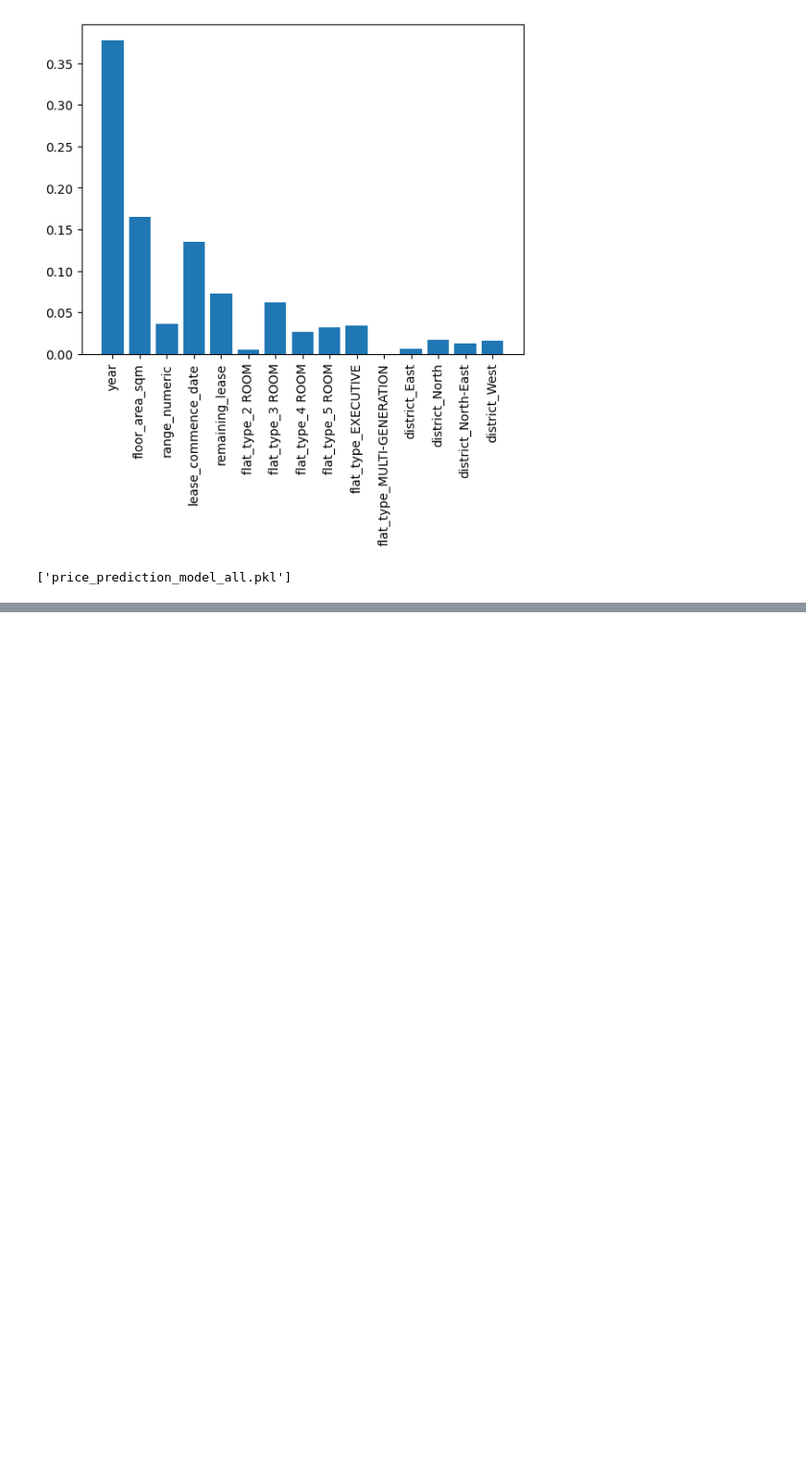
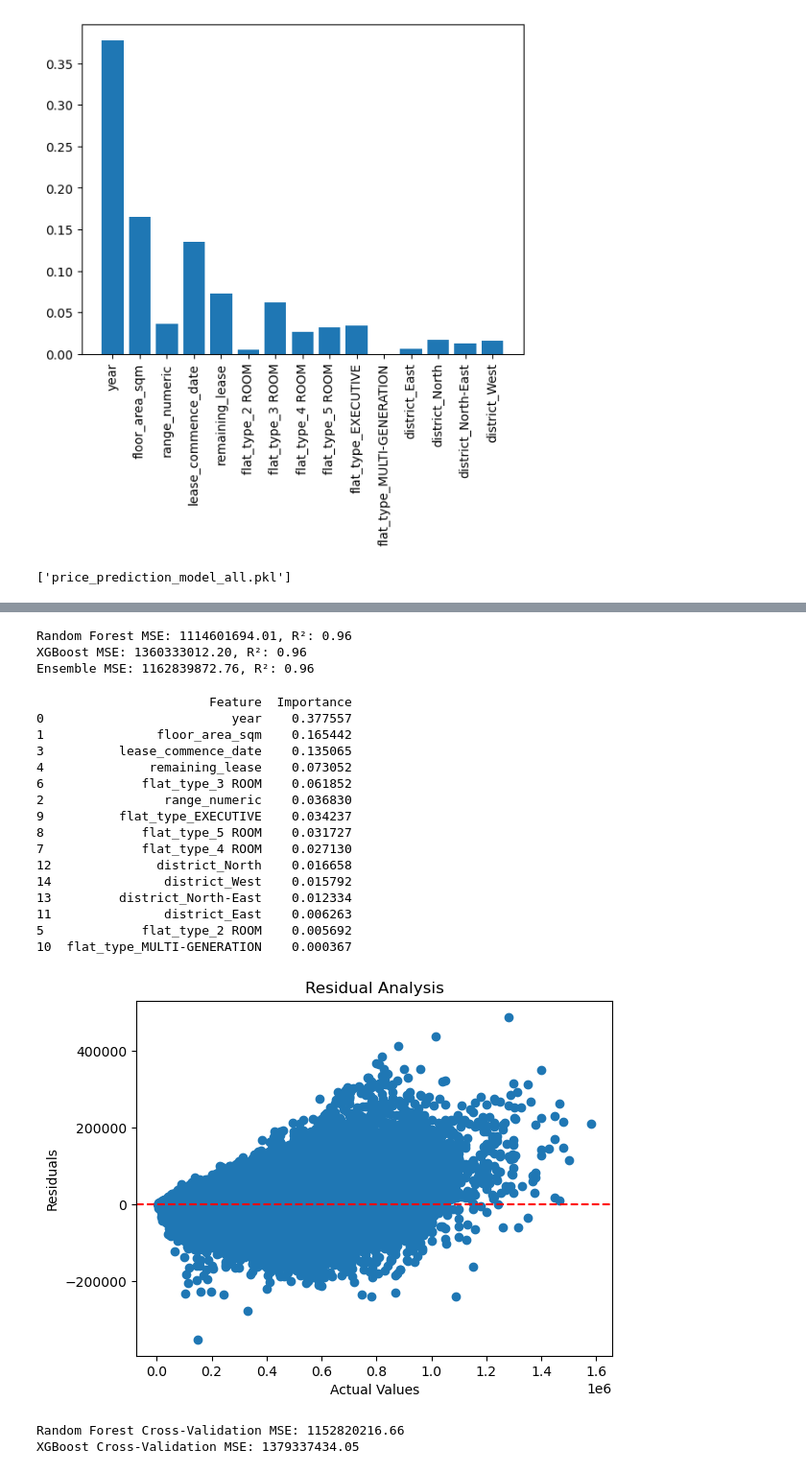
Before and after one commit to bossman2406/Housing-Prices-AI, a Jupyter notebook: price_prediction_all.ipynb, the cells around one changed output, grey strips where cells are left out. Shown: that part at 96% size. Saved outputs shown, nothing was run; the diff lists cells and outputs as text; code cells hidden in the pictures; blank space fills up the shorter version.

```diff
--- a/price_prediction_all.ipynb
+++ b/price_prediction_all.ipynb
@@ -186,0 +232,4 @@ model = joblib.load('price_prediction_model_all.pkl')
+# %%
+# Training Models
+rf_model.fit(X_train, y_train)
+xgb_model.fit(X_train, y_train)
@@ -186,0 +248,65 @@ model = joblib.load('price_prediction_model_all.pkl')
+# %%
+# Predictions
+y_pred_rf = rf_model.predict(X_test)
+y_pred_xgb = xgb_model.predict(X_test)
+
+# Evaluate Models
+rf_mse = mean_squared_error(y_test, y_pred_rf)
+xgb_mse = mean_squared_error(y_test, y_pred_xgb)
+rf_r2 = r2_score(y_test, y_pred_rf)
+xgb_r2 = r2_score(y_test, y_pred_xgb)
+
+print(f"Random Forest MSE: {rf_mse:.2f}, R²: {rf_r2:.2f}")
+print(f"XGBoost MSE: {xgb_mse:.2f}, R²: {xgb_r2:.2f}")
+
+# Ensemble (Averaging Predictions)
+ensemble_pred = (y_pred_rf + y_pred_xgb) / 2
+ensemble_mse = mean_squared_error(y_test, ensemble_pred)
+ensemble_r2 = r2_score(y_test, ensemble_pred)
+
+print(f"Ensemble MSE: {ensemble_mse:.2f}, R²: {ensemble_r2:.2f}")
+# %% [output]
+Random Forest MSE: 1114601694.01, R²: 0.96
+XGBoost MSE: 1360333012.20, R²: 0.96
+Ensemble MSE: 1162839872.76, R²: 0.96
+# %%
+# Feature Importance (Random Forest)
+importances = rf_model.feature_importances_
+feature_importance_df = pd.DataFrame({'Feature': X_train.columns, 'Importance': importances})
+print(feature_importance_df.sort_values(by='Importance', ascending=False))
+
+# Residual Analysis
+residuals = y_test - ensemble_pred
+plt.scatter(y_test, residuals)
+plt.axhline(y=0, color='r', linestyle='--')
+plt.xlabel("Actual Values")
+plt.ylabel("Residuals")
+plt.title("Residual Analysis")
+plt.show()
+
+# Cross-Validation
+cv_scores_rf = cross_val_score(rf_model, X_train, y_train, cv=5, scoring='neg_mean_squared_error', n_jobs=-1)
+cv_scores_xgb = cross_val_score(xgb_model, X_train, y_train, cv=5, scoring='neg_mean_squared_error', n_jobs=-1)
+
+print(f"Random Forest Cross-Validation MSE: {-np.mean(cv_scores_rf):.2f}")
+print(f"XGBoost Cross-Validation MSE: {-np.mean(cv_scores_xgb):.2f}")
+# %% [output]
+                       Feature  Importance
+0                         year    0.377557
+1               floor_area_sqm    0.165442
+3          lease_commence_date    0.135065
+4              remaining_lease    0.073052
+6             flat_type_3 ROOM    0.061852
+2                range_numeric    0.036830
+9          flat_type_EXECUTIVE    0.034237
+8             flat_type_5 ROOM    0.031727
+7             flat_type_4 ROOM    0.027130
+12              district_North    0.016658
+14               district_West    0.015792
+13         district_North-East    0.012334
+11               district_East    0.006263
+5             flat_type_2 ROOM    0.005692
+10  flat_type_MULTI-GENERATION    0.000367
+[figure, added]
+Random Forest Cross-Validation MSE: 1152820216.66
+XGBoost Cross-Validation MSE: 1379337434.05
```
Also changed, not shown: parts of 10 cells of this notebook, 2 other files.
